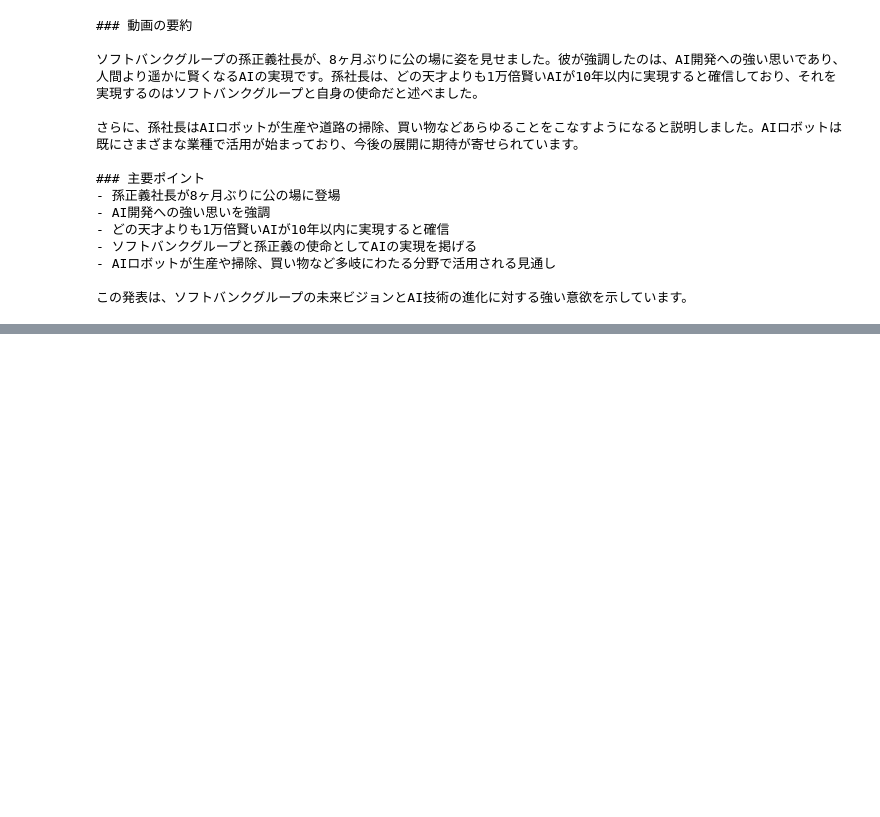
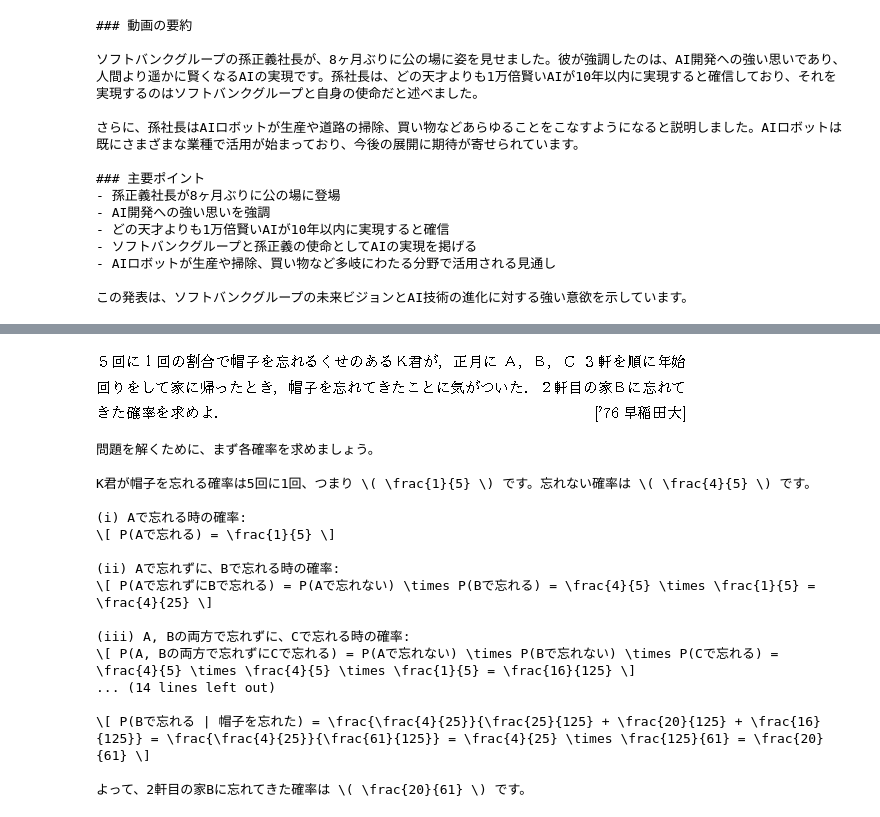
Before and after one commit to Apoaporon/LLM-study, a Jupyter notebook: gpt4o_poc.ipynb, the cells around one changed output, grey strips where cells are left out. Saved outputs shown, nothing was run; the diff lists cells and outputs as text; code cells hidden in the pictures; blank space fills up the shorter version.

```diff
--- a/gpt4o_poc.ipynb
+++ b/gpt4o_poc.ipynb
@@ -227,0 +343,35 @@ print(response.choices[0].message.content)
+# %%
+# ちょっと簡単にしすぎたか？　プロンプトで条件を与えれば流石に行けそう
+# https://mikiotaniguchi.com/image/17/17080801s.pdf
+IMAGE_PATH = "https://mikiotaniguchi.com/image/17/17080801.png"
+display(Image(IMAGE_PATH))
+
+system_content = "あなたは優秀な数学の教師です。生徒から出される数学の問題について、解とその解法を教えてあげてください"
+user_content = """
+次の画像の問題を解いてください
+解くときには、次の確率を出して最終的な解答を出す必要があります。
+(i) Aで忘れる時の確率
+(ii) Aで忘れずに、Bで忘れる時の確率
+(iii) A, Bの両方で忘れずに、Cで忘れる時の確率
+ここで条件付き確率を求める方法は、(ii)/((i) + (ii) + (iii))で求めることができるはずです
+"""
+gpt4_image_input_interaction(IMAGE_PATH, user_content, system_content)
+# %% [output]
+[figure, added]
+問題を解くために、まず各確率を求めましょう。
+
+K君が帽子を忘れる確率は5回に1回、つまり \( \frac{1}{5} \) です。忘れない確率は \( \frac{4}{5} \) です。
+
+(i) Aで忘れる時の確率:
+\[ P(Aで忘れる) = \frac{1}{5} \]
+
+(ii) Aで忘れずに、Bで忘れる時の確率:
+\[ P(Aで忘れずにBで忘れる) = P(Aで忘れない) \times P(Bで忘れる) = \frac{4}{5} \times \frac{1}{5} = \frac{4}{25} \]
+
+(iii) A, Bの両方で忘れずに、Cで忘れる時の確率:
+\[ P(A, Bの両方で忘れずにCで忘れる) = P(Aで忘れない) \times P(Bで忘れない) \times P(Cで忘れる) = \frac{4}{5} \times \frac{4}{5} \times \frac{1}{5} = \frac{16}{125} \]
+... (14 lines left out)
+
+\[ P(Bで忘れる | 帽子を忘れた) = \frac{\frac{4}{25}}{\frac{25}{125} + \frac{20}{125} + \frac{16}{125}} = \frac{\frac{4}{25}}{\frac{61}{125}} = \frac{4}{25} \times \frac{125}{61} = \frac{20}{61} \]
+
+よって、2軒目の家Bに忘れてきた確率は \( \frac{20}{61} \) です。
```
Also changed, not shown: parts of 36 cells of this notebook, 1 other file.
